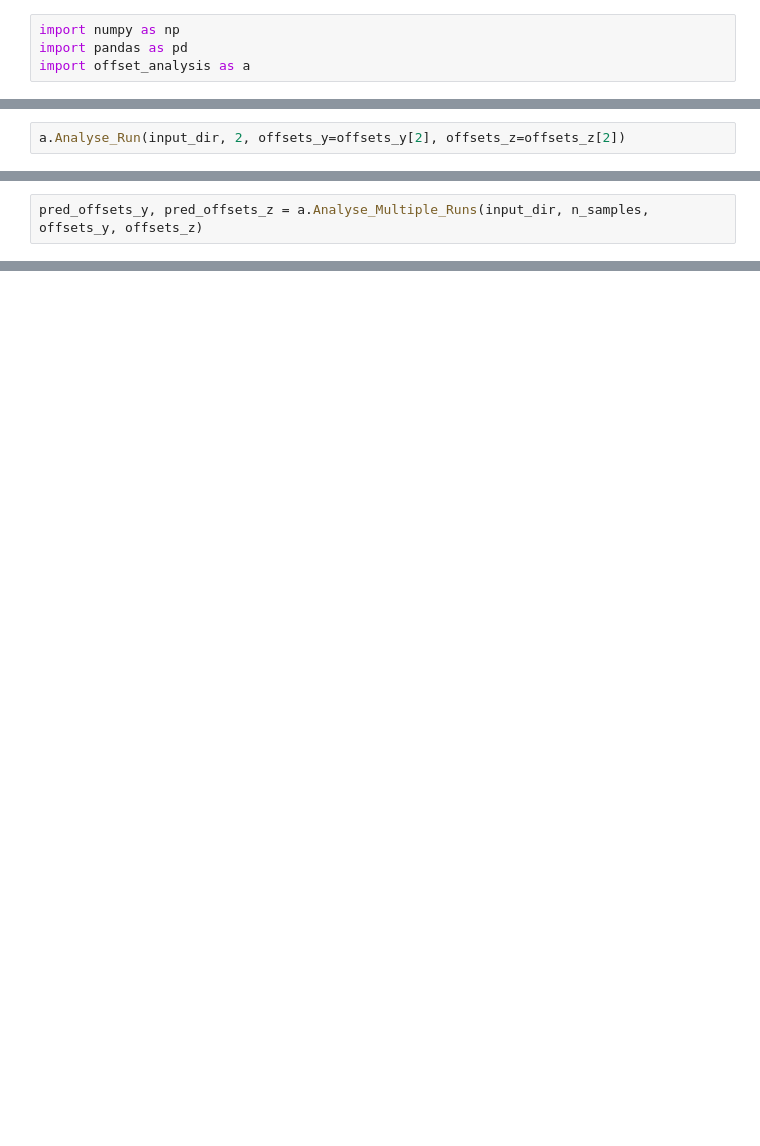
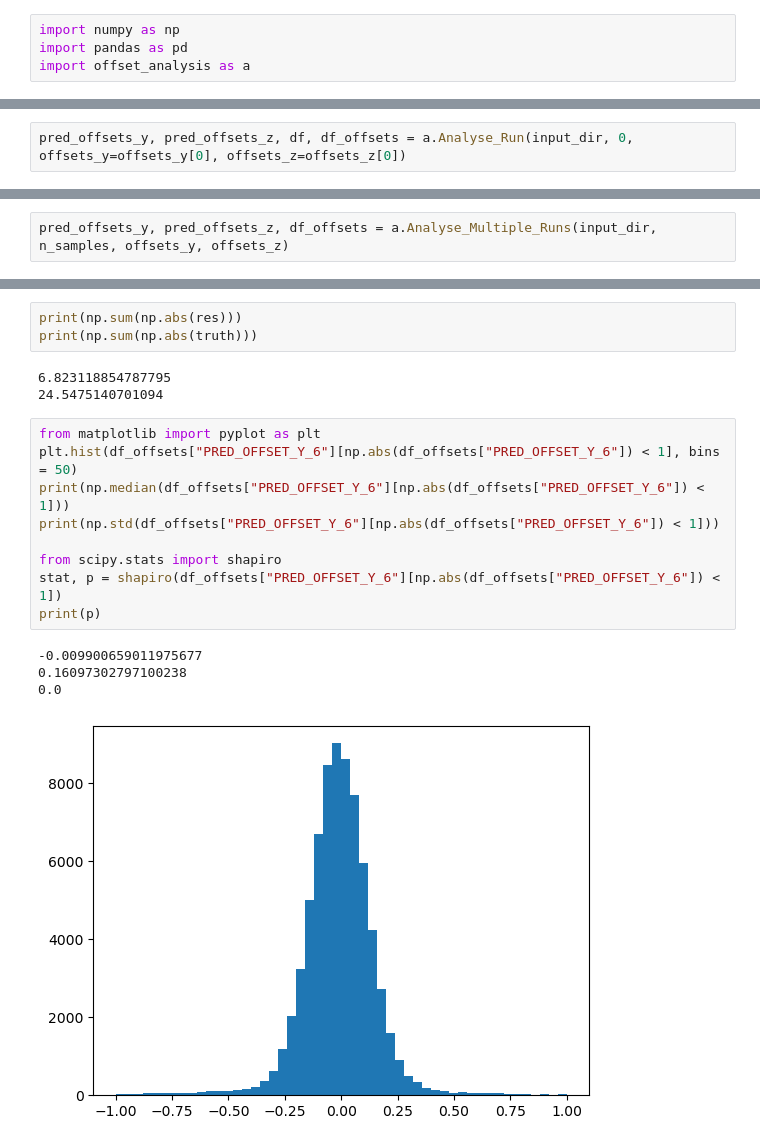
Before and after one commit to ldk111/FASER-2-MPhys-Project, a Jupyter notebook: Analysis/analysis.ipynb, the cells around one changed output, grey strips where cells are left out. Drawn from its saved outputs; the diff is of its cells as text; blank space fills up the shorter version.

```diff
--- a/Analysis/analysis.ipynb
+++ b/Analysis/analysis.ipynb
@@ -9,5 +9,5 @@ input_dir = "C:/Users/luke/OneDrive/Documents/MPhys Project/Output Files/110124_
 offsets_y = np.loadtxt(input_dir + "offsets_y.csv", delimiter = ",")
 offsets_z = np.loadtxt(input_dir + "offsets_z.csv", delimiter = ",")
 # %%
-a.Analyse_Run(input_dir, 2, offsets_y=offsets_y[2], offsets_z=offsets_z[2])
+pred_offsets_y, pred_offsets_z, df, df_offsets = a.Analyse_Run(input_dir, 0, offsets_y=offsets_y[0], offsets_z=offsets_z[0])
 # %% [output]
@@ -35,5 +15,5 @@ MEDIAN PERCENTAGE DIFFERENCE: nan
 # %%
-pred_offsets_y, pred_offsets_z = a.Analyse_Multiple_Runs(input_dir, n_samples, offsets_y, offsets_z)
+pred_offsets_y, pred_offsets_z, df_offsets = a.Analyse_Multiple_Runs(input_dir, n_samples, offsets_y, offsets_z)
 # %% [output]
 ANALYSING DATAFRAME: 0
 
@@ -85,0 +101,20 @@ Standard Deviation Residual (um): 1.350568243264694
+# %%
+print(np.sum(np.abs(res)))
+print(np.sum(np.abs(truth)))
+# %% [output]
+6.823118854787795
+24.5475140701094
+# %%
+from matplotlib import pyplot as plt
+plt.hist(df_offsets["PRED_OFFSET_Y_6"][np.abs(df_offsets["PRED_OFFSET_Y_6"]) < 1], bins = 50)
+print(np.median(df_offsets["PRED_OFFSET_Y_6"][np.abs(df_offsets["PRED_OFFSET_Y_6"]) < 1]))
+print(np.std(df_offsets["PRED_OFFSET_Y_6"][np.abs(df_offsets["PRED_OFFSET_Y_6"]) < 1]))
+
+from scipy.stats import shapiro
+stat, p = shapiro(df_offsets["PRED_OFFSET_Y_6"][np.abs(df_offsets["PRED_OFFSET_Y_6"]) < 1])
+print(p)
+# %% [output]
+-0.009900659011975677
+0.16097302797100238
+0.0
+[figure, added]
```
Also changed, not shown: parts of 53 cells of this notebook.
